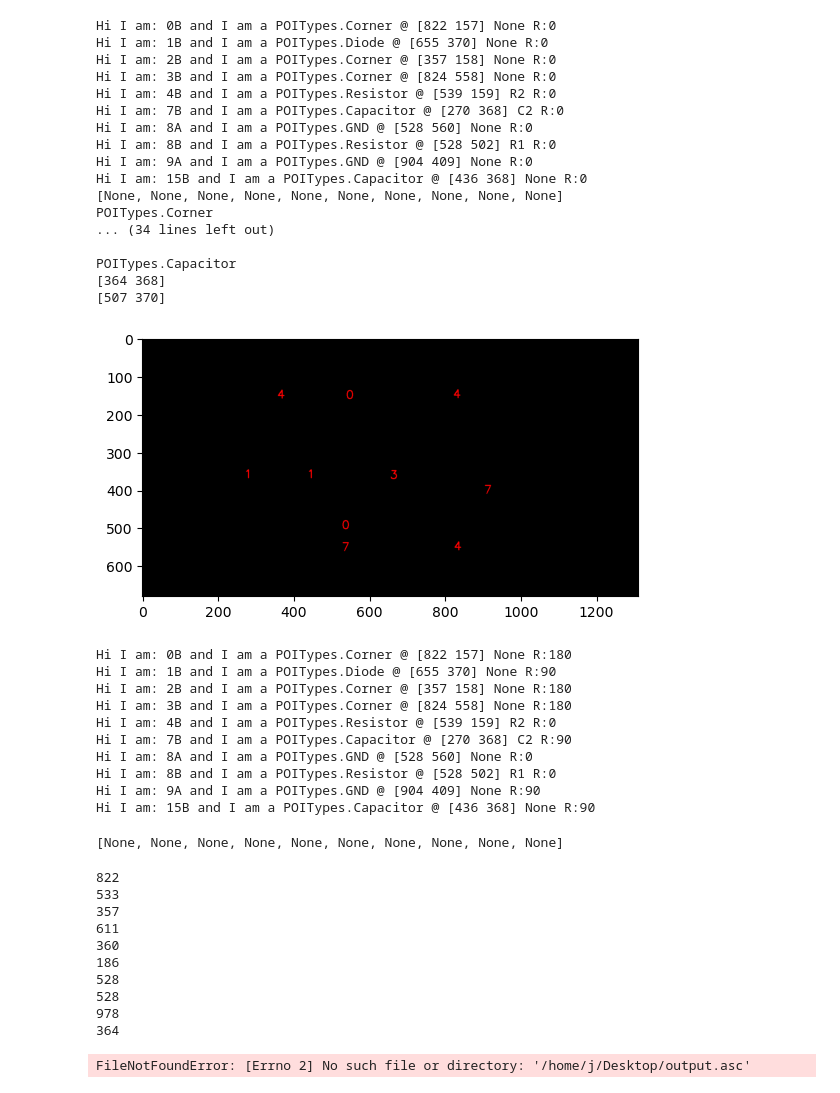
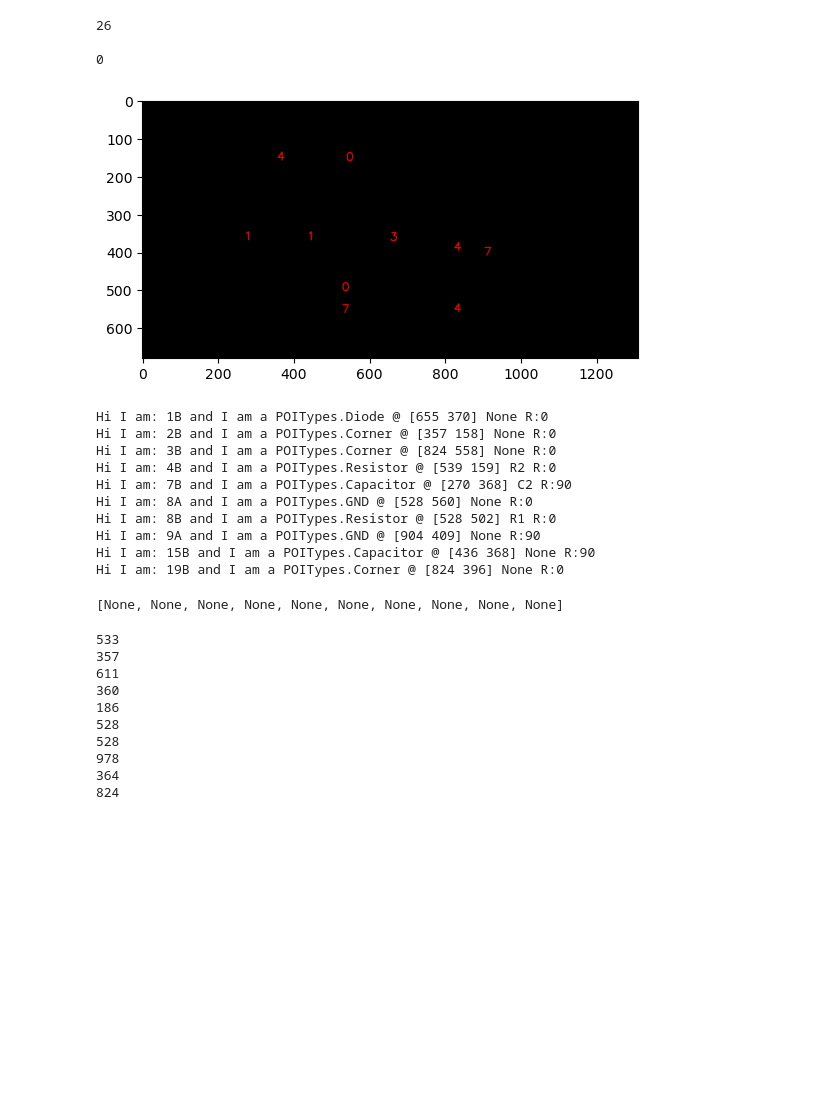
Before and after one commit to jake-is-ESD-protected/png2spice, a Jupyter notebook: PNG2Spice_rev_0_1.ipynb, the cells around one changed output. Cells and saved outputs as stored; diff of their text form; code cells hidden in the pictures; blank space fills up the shorter version.

```diff
--- a/PNG2Spice_rev_0_1.ipynb
+++ b/PNG2Spice_rev_0_1.ipynb
@@ -44,7 +44,7 @@ HLThreshold = 6 # Hough Lines Transform threshold
 HLMinLineLength = 48 # Hough Lines Transform minLineLength
 HLmaxLineGap = 2 # Hough Lines Transform maxLineGap
 HoughIterations = 10 # Amount of iterations
-HoughThresholdWiggle = 15
+HoughThresholdWiggle = 17
 
 
 linesImage = np.zeros((schematicImage.shape+(tuple([3]))), np.uint8)
@@ -166,10 +166,10 @@ Found 50 images belonging to 1 classes.
 looseGraphLines = prunedLines.copy()
 looseGraph = list()
 for count, line in enumerate(looseGraphLines):
-   if(png2spice.POI.isValidPOI(vgg16_prediction[fileLabels.index(str(count) + "A")])):
-      looseGraph.append(png2spice.POI.POI(str(count) + "A", line[0:2], png2spice.POI.pred2Type(vgg16_prediction[fileLabels.index(str(count) + "A")]), OCRNameResults[fileLabels.index(str(count) + "A")]))
-   if(png2spice.POI.isValidPOI(vgg16_prediction[fileLabels.index(str(count) + "B")])):
-      looseGraph.append(png2spice.POI.POI(str(count) + "B", line[2:4], png2spice.POI.pred2Type(vgg16_prediction[fileLabels.index(str(count) + "B")]), OCRNameResults[fileLabels.index(str(count) + "B")]))
+   if(POI.isValidPOI(vgg16_prediction[fileLabels.index(str(count) + "A")])):
+      looseGraph.append(POI.POI(str(count) + "A", line[0:2], POI.pred2Type(vgg16_prediction[fileLabels.index(str(count) + "A")]), OCRNameResults[fileLabels.index(str(count) + "A")]))
+   if(POI.isValidPOI(vgg16_prediction[fileLabels.index(str(count) + "B")])):
+      looseGraph.append(POI.POI(str(count) + "B", line[2:4], POI.pred2Type(vgg16_prediction[fileLabels.index(str(count) + "B")]), OCRNameResults[fileLabels.index(str(count) + "B")]))
 
 DuplicateVariance = 180
 
@@ -182,7 +182,7 @@ for count, poi in enumerate(looseGraph):
 #print([poi.printInfo() for poi in looseGraph])
 #print(looseGraphLines)
 
-CompenentTerminalVariance = 80
+ComponentTerminalVariance = 80
 
 #LINK TERMINALS WITH A NEW ATTRIBUTE(terminalALine) TO LINES!
 for c, lG in enumerate(looseGraph):
@@ -191,90 +191,81 @@ for c, lG in enumerate(looseGraph):
          lG.terminalALine = line[2:4]
       elif((lG.position == line[2:4]).all()):
          lG.terminalALine = line[0:2]
-      elif(math.dist(lG.position, line[0:2]) < CompenentTerminalVariance):
+      elif(math.dist(lG.position, line[0:2]) < ComponentTerminalVariance):
          lG.terminalBLine = line[2:4]
-      elif((math.dist(lG.position, line[2:4]) < CompenentTerminalVariance)):
+      elif((math.dist(lG.position, line[2:4]) < ComponentTerminalVariance)):
          lG.terminalBLine = line[0:2]
 
 #LINK STUFF UP
 for c, lG in enumerate(looseGraph):
    for c2, lG2 in enumerate(looseGraph):
-      if(math.dist(lG2.position, lG.terminalALine) < CompenentTerminalVariance):
+      if(math.dist(lG2.position, lG.terminalALine) < ComponentTerminalVariance):
          lG.terminalA = lG2
-      elif(lG.terminalBLine is not None and (math.dist(lG2.position, lG.terminalBLine) < CompenentTerminalVariance)):
+      elif(lG.terminalBLine is not None and (math.dist(lG2.position, lG.terminalBLine) < ComponentTerminalVariance)):
             lG.terminalB = lG2
 
-print([poi.printInfo() for poi in looseGraph])
+#print([poi.printInfo() for poi in looseGraph])
 
 #PRUNE FLOATING PIECES AKA NOT CONNECTION ON TERMINALS
 #looseGraph = [obj for obj in looseGraph if obj.terminalA != None or obj.terminalB != None or obj.terminalC != None or obj.terminalD != None]
 
 # #CRUDE ROTATION ANALYSIS
 for c, lG in enumerate(looseGraph):
-   print(lG.type)
-   print(lG.terminalALine)
-   print(lG.terminalBLine)
+   #print(lG.type)
+   #print(lG.terminalALine)
+   #print(lG.terminalBLine)
    #print(abs(lG.terminalALine[1] - lG.terminalBLine[1]))
    print("")
-   if(lG.terminalALine is not None and lG.terminalBLine is not None):
+   if(lG.type == POI.POITypes.Corner):
+      print("")
+   elif(lG.type == POI.POITypes.Junction):
+      print("")
+   elif(lG.type == POI.POITypes.Diode):
+      print("")
+   elif(lG.terminalALine is not None and lG.terminalBLine is not None):
       if(abs(lG.terminalALine[0] - lG.terminalBLine[0]) < 40):
+         print(abs(lG.terminalALine[0] - lG.terminalBLine[0]))
          lG.rotation = 0
-      elif(abs(lG.terminalALine[1] - lG.terminalBLine[1]) < 40):
-         lG.rotation = 90
-      else:
-         lG.rotation = 180
+      else: #if(abs(lG.terminalALine[1] - lG.terminalBLine[1]) < 40):
+         lG.rotation = 90 # COMPENTS LAY
 
 #VISUALIZATION FOR EVAL PURPOSES
 font                   = cv2.FONT_HERSHEY_SIMPLEX
 fontScale              = 1
 fontColor              = (255,0,0)
 thickness              = 2
 lineType               = 2
 
 evalImage = np.zeros((schematicImage.shape+(tuple([3]))), np.uint8)
 for c, lG in enumerate(looseGraph):
-   cv2.putText(evalImage,str(png2spice.POI.POITypes.get_index(lG.type)), lG.position, font, fontScale,fontColor,thickness,lineType)
+   cv2.putText(evalImage,str(POI.POITypes.get_index(lG.type)), lG.position, font, fontScale,fontColor,thickness,lineType)
 
 fig, ax = plt.subplots()
 im1 = ax.imshow(evalImage)
 
 plt.show()
 
 [poi.printInfo() for poi in looseGraph]
 # %% [output]
-Hi I am: 0B and I am a POITypes.Corner @ [822 157] None R:0
-Hi I am: 1B and I am a POITypes.Diode @ [655 370] None R:0
-Hi I am: 2B and I am a POITypes.Corner @ [357 158] None R:0
-Hi I am: 3B and I am a POITypes.Corner @ [824 558] None R:0
-Hi I am: 4B and I am a POITypes.Resistor @ [539 159] R2 R:0
-Hi I am: 7B and I am a POITypes.Capacitor @ [270 368] C2 R:0
-Hi I am: 8A and I am a POITypes.GND @ [528 560] None R:0
-Hi I am: 8B and I am a POITypes.Resistor @ [528 502] R1 R:0
-Hi I am: 9A and I am a POITypes.GND @ [904 409] None R:0
-Hi I am: 15B and I am a POITypes.Capacitor @ [436 368] None R:0
-[None, None, None, None, None, None, None, None, None, None]
-POITypes.Corner
-... (34 lines left out)
+26
 
-POITypes.Capacitor
-[364 368]
-[507 370]
+0
-[figure, old version]
+[figure, new version]
-Hi I am: 0B and I am a POITypes.Corner @ [822 157] None R:180
-Hi I am: 1B and I am a POITypes.Diode @ [655 370] None R:90
-Hi I am: 2B and I am a POITypes.Corner @ [357 158] None R:180
-Hi I am: 3B and I am a POITypes.Corner @ [824 558] None R:180
+Hi I am: 1B and I am a POITypes.Diode @ [655 370] None R:0
+Hi I am: 2B and I am a POITypes.Corner @ [357 158] None R:0
+Hi I am: 3B and I am a POITypes.Corner @ [824 558] None R:0
 Hi I am: 4B and I am a POITypes.Resistor @ [539 159] R2 R:0
 Hi I am: 7B and I am a POITypes.Capacitor @ [270 368] C2 R:90
 Hi I am: 8A and I am a POITypes.GND @ [528 560] None R:0
 Hi I am: 8B and I am a POITypes.Resistor @ [528 502] R1 R:0
 Hi I am: 9A and I am a POITypes.GND @ [904 409] None R:90
 Hi I am: 15B and I am a POITypes.Capacitor @ [436 368] None R:90
+Hi I am: 19B and I am a POITypes.Corner @ [824 396] None R:0
 [None, None, None, None, None, None, None, None, None, None]
 # %%
 
 parser = parsing.CParser(looseGraph)
-output_path = "/home/j/Desktop/output.asc" # COOL PATH BRO
+output_path = "./output.asc" # COOL PATH BRO
 
 for p in looseGraph:
     print(p.terminalALine[0])
@@ -285,7 +276,6 @@ if(output_path in dir):
 
 parser.Graph2Asc(output_path)
 # %% [output]
-822
 533
 357
 611
@@ -295,4 +285,4 @@ parser.Graph2Asc(output_path)
 528
 978
 364
+824
-FileNotFoundError: [Errno 2] No such file or directory: '/home/j/Desktop/output.asc'
```
Also changed, not shown: parts of 3 cells of this notebook, 2 other files.
